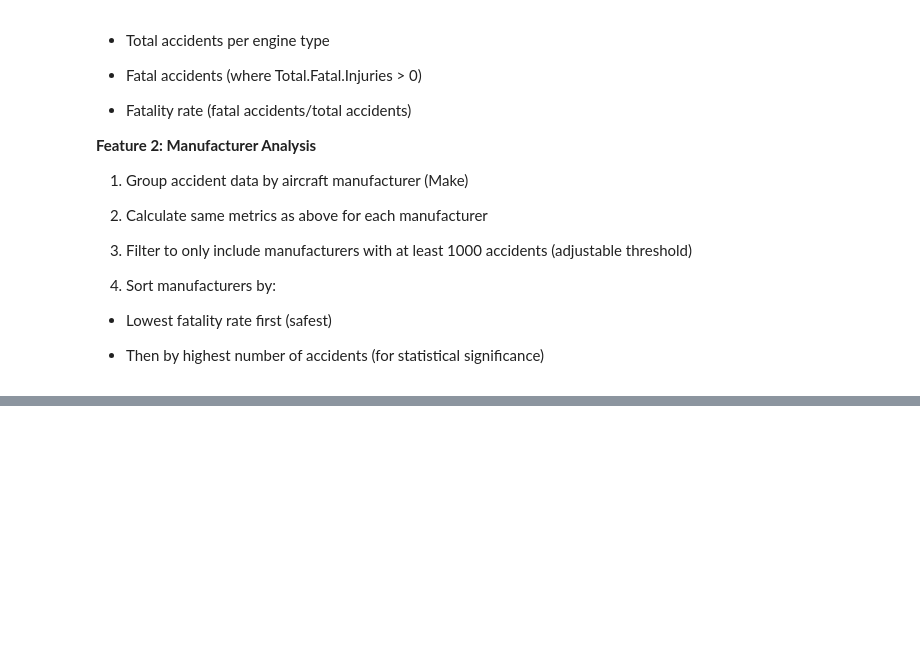
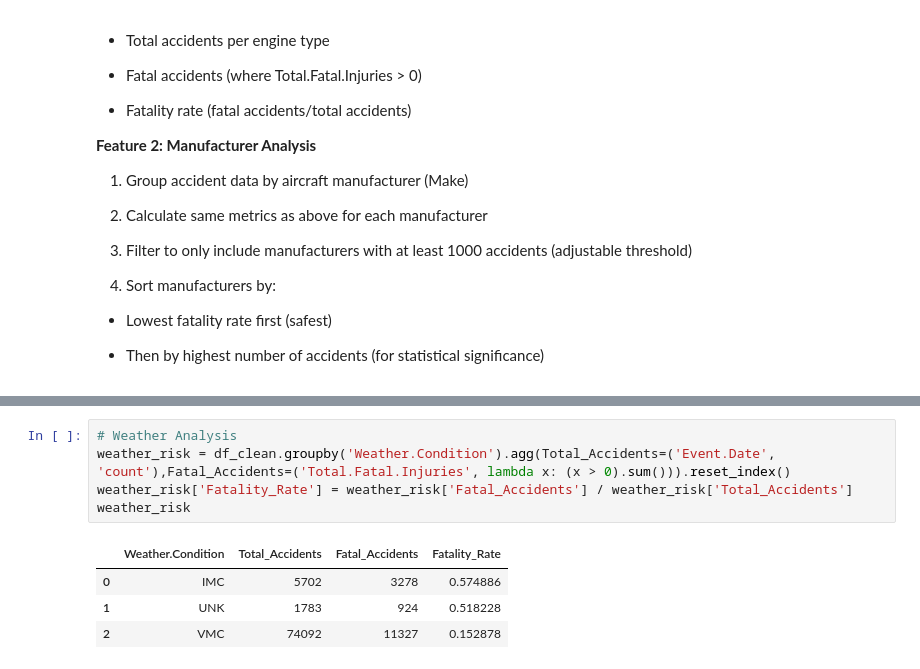
Before and after one commit to KweyuV/dsc-phase-1-project-v3, a Jupyter notebook: student.ipynb, the cells around one changed output, grey strips where cells are left out. Drawn from its saved outputs; the diff is of its cells as text; blank space fills up the shorter version.

```diff
--- a/student.ipynb
+++ b/student.ipynb
@@ -433,0 +444,10 @@ The analysis helps identify which manufacturers have the best safety records, wh
+# %%
+# Weather Analysis
+weather_risk = df_clean.groupby('Weather.Condition').agg(Total_Accidents=('Event.Date', 'count'),Fatal_Accidents=('Total.Fatal.Injuries', lambda x: (x > 0).sum())).reset_index()
+weather_risk['Fatality_Rate'] = weather_risk['Fatal_Accidents'] / weather_risk['Total_Accidents']
+weather_risk
+# %% [output]
+|  | Weather.Condition | Total_Accidents | Fatal_Accidents | Fatality_Rate |
+| 0 | IMC | 5702 | 3278 | 0.574886 |
+| 1 | UNK | 1783 | 924 | 0.518228 |
+| 2 | VMC | 74092 | 11327 | 0.152878 |
```
Also changed, not shown: parts of 16 cells of this notebook.
